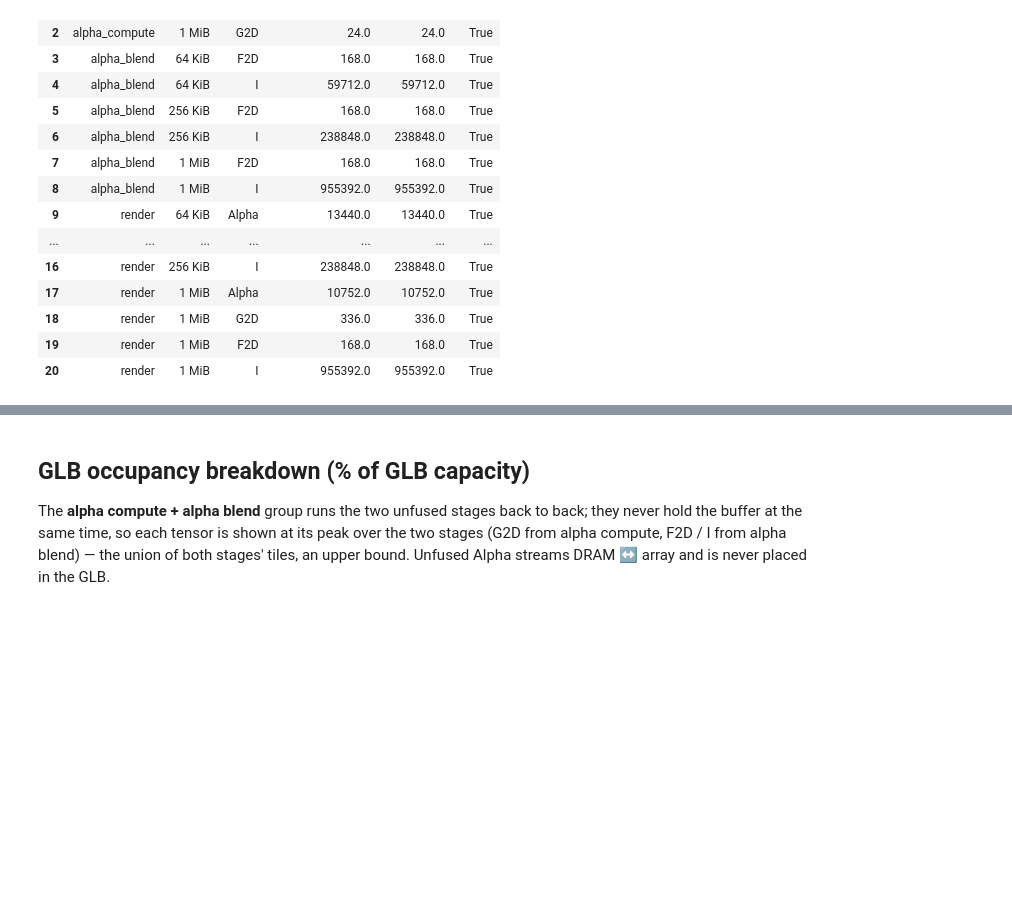
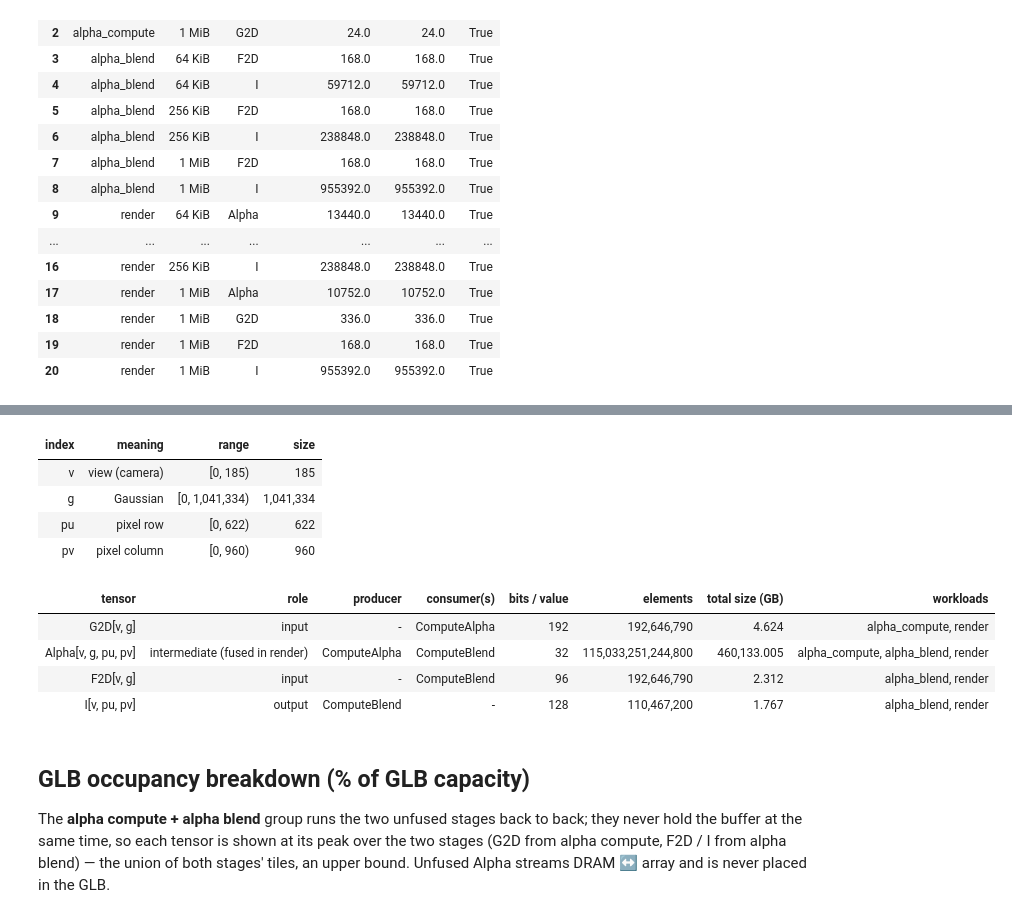
Before and after one commit to Itachi6912110/accelforge, a Jupyter notebook: notebooks/3dgs/dense/basic_arch_analysis.ipynb, the cells around one changed output, grey strips where cells are left out. Cells and saved outputs as stored; diff of their text form; code cells hidden in the pictures; blank space fills up the shorter version.

```diff
--- a/notebooks/3dgs/dense/basic_arch_analysis.ipynb
+++ b/notebooks/3dgs/dense/basic_arch_analysis.ipynb
@@ -127,3 +131,72 @@ check
+# %%
+# Index ranges and tensors, read from the workload YAMLs themselves (Jinja defaults rendered)
+import jinja2
+
+def load_workload(wl):
+    text = (EX / "workloads" / "dense" / wl / f"{SCENE}.yaml").read_text()
+    return yaml.safe_load(jinja2.Template(text).render())["workload"]
+
+wls = {wl: load_workload(wl) for wl in WORKLOADS}
+space = wls["render"]["iteration_space_shape"]  # superset: both Einsums
+MEANING = {"v": "view (camera)", "g": "Gaussian", "pu": "pixel row", "pv": "pixel column"}
+
+def rank_size(bound):  # "0 <= v < 185" -> 185
+    return int(bound.split("<")[-1])
+
+ranks_df = pd.DataFrame([
+    {"index": r, "meaning": MEANING.get(r, ""), "range": f"[0, {rank_size(b):,})", "size": rank_size(b)}
+    for r, b in space.items()])
+
+tensors = {}
+for wl, w in wls.items():
+    for e in w["einsums"]:
+        for ta in e["tensor_accesses"]:
+            t = tensors.setdefault(ta["name"], {"proj": ta["projection"], "bits": ta["bits_per_value"],
+                                                "produced": set(), "consumed": set(), "workloads": []})
+            (t["produced"] if ta.get("output") else t["consumed"]).add(e["name"])
+            if wl not in t["workloads"]:
+                t["workloads"].append(wl)
+
+def role(t):
+    if t["produced"] and t["consumed"]:
+        return "intermediate (fused in render)"
+    return "output" if t["produced"] else "input"
+
+tensor_rows = []
+for name, t in tensors.items():
+    n = 1
+    for r in t["proj"]:
+        n *= rank_size(space[r])
+    tensor_rows.append({
+        "tensor": f"{name}[{', '.join(t['proj'])}]",
+        "role": role(t),
+        "producer": ", ".join(sorted(t["produced"])) or "-",
+        "consumer(s)": ", ".join(sorted(t["consumed"])) or "-",
+        "bits / value": t["bits"],
+        "elements": n,
+        "total size (GB)": n * t["bits"] / 8 / 1e9,
+        "workloads": ", ".join(t["workloads"]),
+    })
+tensors_df = pd.DataFrame(tensor_rows)
+
+# the LoopTree walk above hard-codes these: keep it honest
+assert RANKS == {r: rank_size(b) for r, b in space.items()}
+assert PROJ == {k: v["proj"] for k, v in tensors.items()}
+assert BITS == {k: v["bits"] for k, v in tensors.items()}
+
+display(ranks_df.style.format({"size": "{:,}"}).hide(axis="index"))
+display(tensors_df.style.format({"elements": "{:,}", "total size (GB)": "{:,.3f}"}).hide(axis="index"))
+# %% [output]
+| index | meaning | range | size |
+| v | view (camera) | [0, 185) | 185 |
+| g | Gaussian | [0, 1,041,334) | 1,041,334 |
+| pu | pixel row | [0, 622) | 622 |
+| pv | pixel column | [0, 960) | 960 |
+| tensor | role | producer | consumer(s) | bits / value | elements | total size (GB) | workloads |
+| G2D[v, g] | input | - | ComputeAlpha | 192 | 192,646,790 | 4.624 | alpha_compute, render |
+| Alpha[v, g, pu, pv] | intermediate (fused in render) | ComputeAlpha | ComputeBlend | 32 | 115,033,251,244,800 | 460,133.005 | alpha_compute, alpha_blend, render |
+| F2D[v, g] | input | - | ComputeBlend | 96 | 192,646,790 | 2.312 | alpha_blend, render |
+| I[v, pu, pv] | output | ComputeBlend | - | 128 | 110,467,200 | 1.767 | alpha_blend, render |
 # %% [markdown]
 ## GLB occupancy breakdown (% of GLB capacity)
 
```
Also changed, not shown: parts of 3 cells of this notebook.
